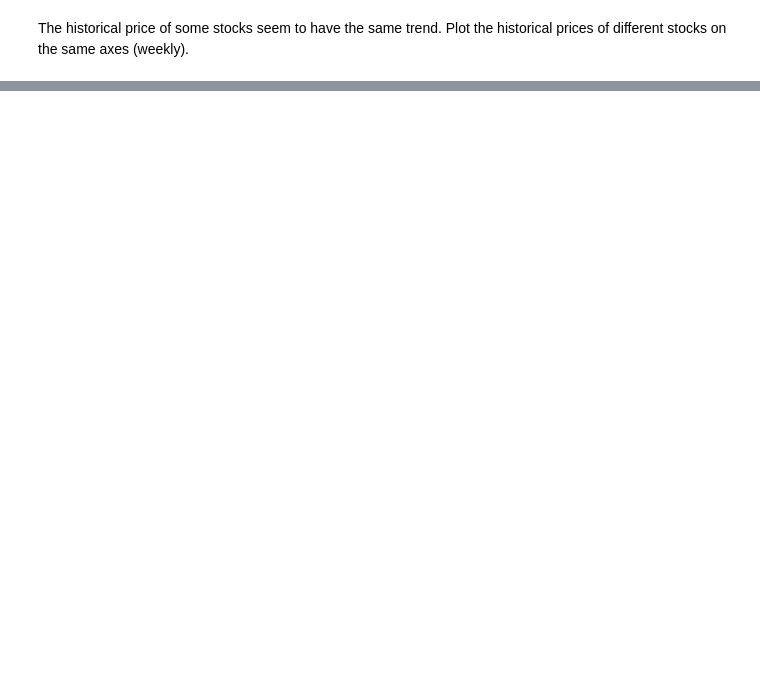
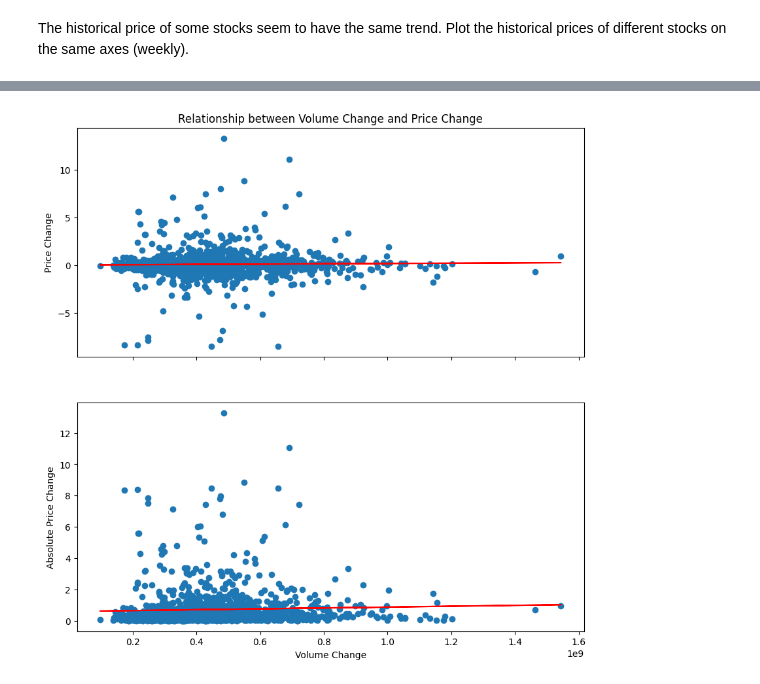
Before and after one commit to hannnying/repo, a Jupyter notebook: analysis.ipynb, the cells around one changed output, grey strips where cells are left out. Drawn from its saved outputs; the diff is of its cells as text; code cells hidden in the pictures; blank space fills up the shorter version.

```diff
--- a/analysis.ipynb
+++ b/analysis.ipynb
@@ -101,0 +174,4 @@ The historical price of some stocks seem to have the same trend. Plot the histor
+# %%
+volume_price_change_visualisation("NVDA", 1)
+# %% [output]
+[figure, added]
```
Also changed, not shown: parts of 15 cells of this notebook.
